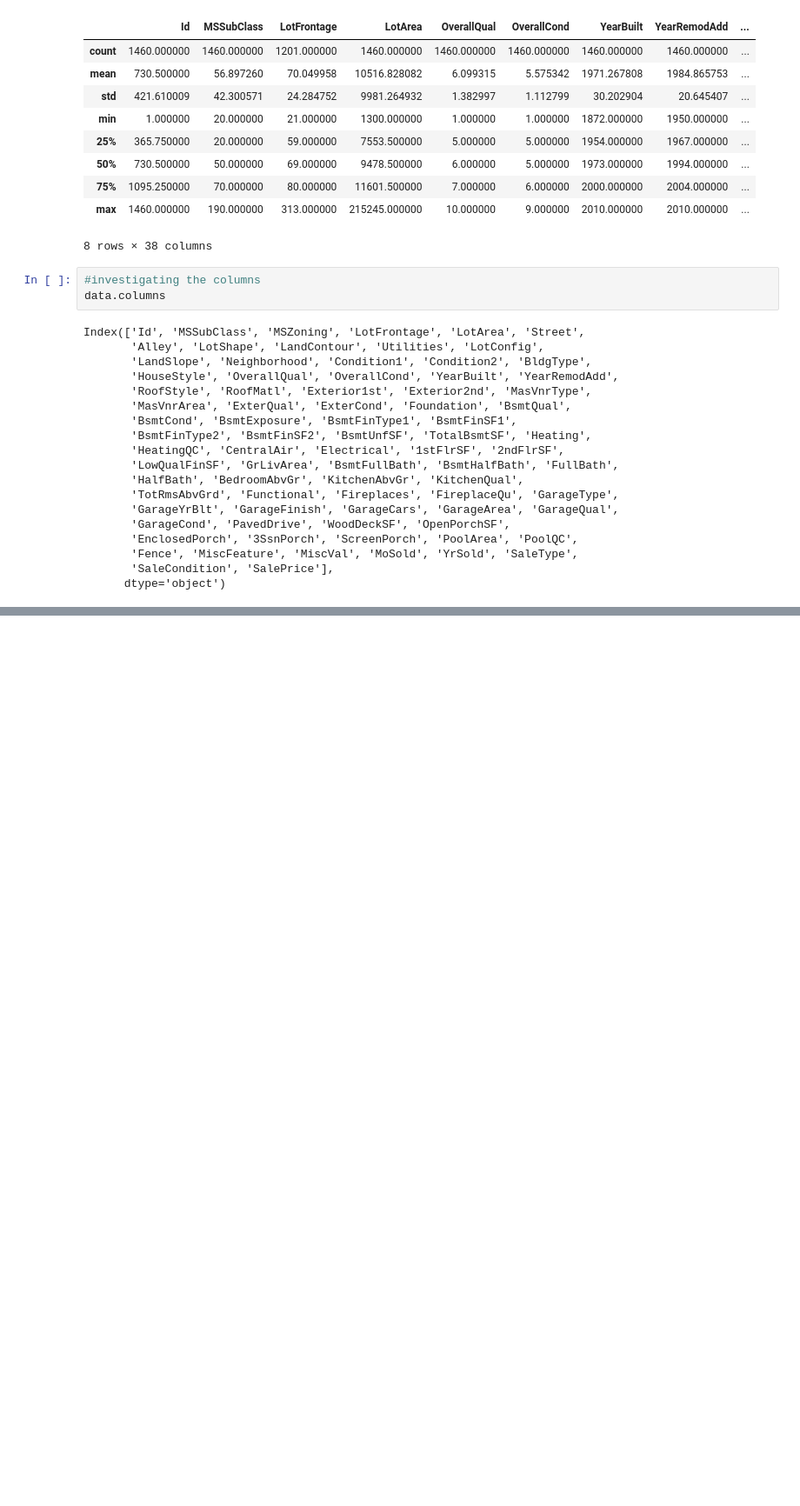
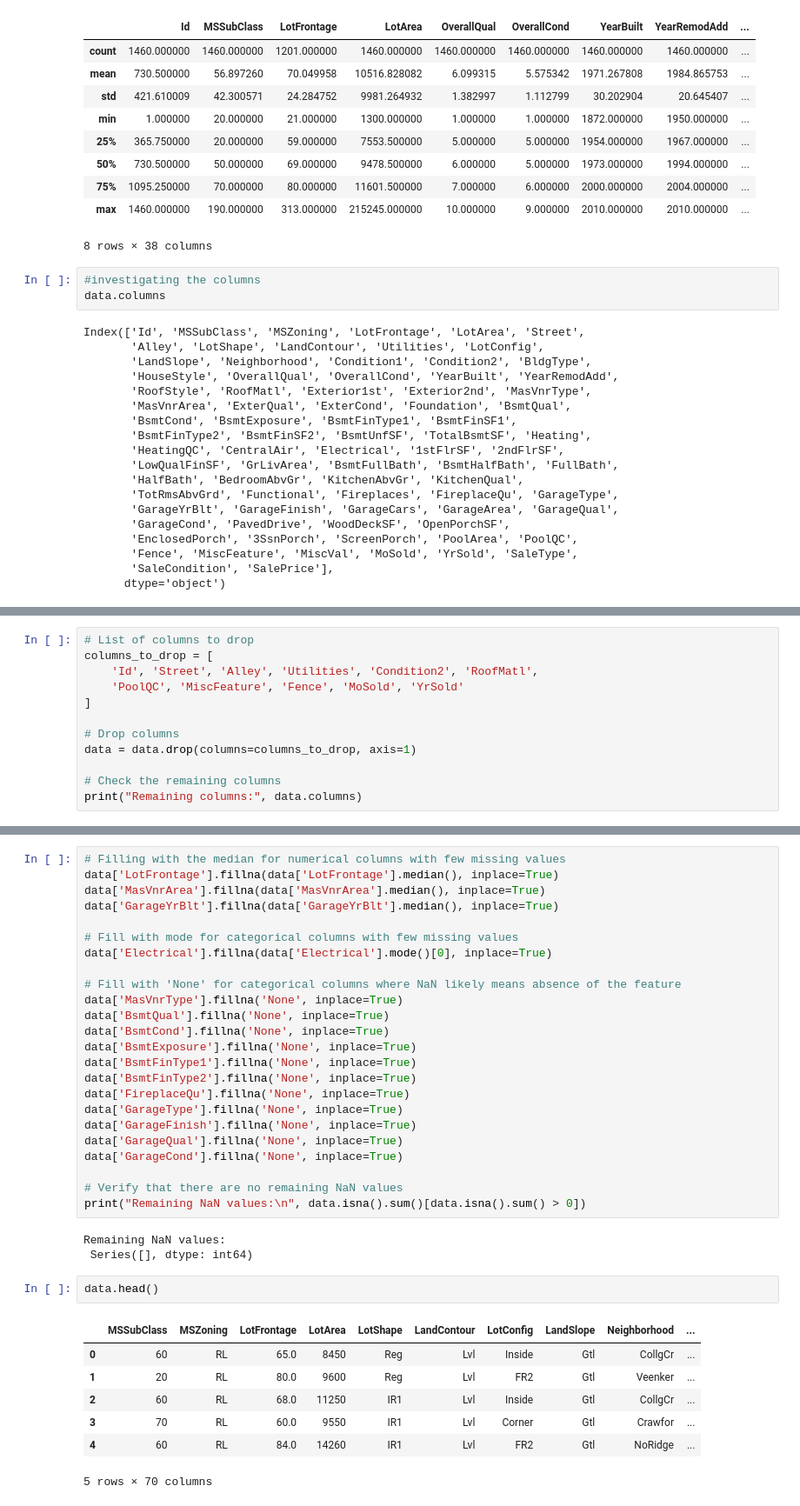
Before and after one commit to NamaembaSilali/House-Prices---Advanced-Regression-Techniques, a Jupyter notebook: index.ipynb, the cells around one changed output, grey strips where cells are left out. Shown at 87% size. Saved outputs shown, nothing was run; the diff lists cells and outputs as text; blank space fills up the shorter version.

Commit message:
data cleaning

```diff
--- a/index.ipynb
+++ b/index.ipynb
@@ -76,0 +79,12 @@ Index(['Id', 'MSSubClass', 'MSZoning', 'LotFrontage', 'LotArea', 'Street',
+# %%
+# List of columns to drop
+columns_to_drop = [
+    'Id', 'Street', 'Alley', 'Utilities', 'Condition2', 'RoofMatl',
+    'PoolQC', 'MiscFeature', 'Fence', 'MoSold', 'YrSold'
+]
+
+# Drop columns
+data = data.drop(columns=columns_to_drop, axis=1)
+
+# Check the remaining columns
+print("Remaining columns:", data.columns)
@@ -76,0 +158,37 @@ Index(['Id', 'MSSubClass', 'MSZoning', 'LotFrontage', 'LotArea', 'Street',
+# %%
+# Filling with the median for numerical columns with few missing values
+data['LotFrontage'].fillna(data['LotFrontage'].median(), inplace=True)
+data['MasVnrArea'].fillna(data['MasVnrArea'].median(), inplace=True)
+data['GarageYrBlt'].fillna(data['GarageYrBlt'].median(), inplace=True)
+
+# Fill with mode for categorical columns with few missing values
+data['Electrical'].fillna(data['Electrical'].mode()[0], inplace=True)
+
+# Fill with 'None' for categorical columns where NaN likely means absence of the feature
+data['MasVnrType'].fillna('None', inplace=True)
+data['BsmtQual'].fillna('None', inplace=True)
+data['BsmtCond'].fillna('None', inplace=True)
+data['BsmtExposure'].fillna('None', inplace=True)
+data['BsmtFinType1'].fillna('None', inplace=True)
+data['BsmtFinType2'].fillna('None', inplace=True)
+data['FireplaceQu'].fillna('None', inplace=True)
+data['GarageType'].fillna('None', inplace=True)
+data['GarageFinish'].fillna('None', inplace=True)
+data['GarageQual'].fillna('None', inplace=True)
+data['GarageCond'].fillna('None', inplace=True)
+
+# Verify that there are no remaining NaN values
+print("Remaining NaN values:\n", data.isna().sum()[data.isna().sum() > 0])
+# %% [output]
+Remaining NaN values:
+ Series([], dtype: int64)
+# %%
+data.head()
+# %% [output]
+|  | MSSubClass | MSZoning | LotFrontage | LotArea | LotShape | LandContour | LotConfig | LandSlope | Neighborhood | ... |
+| 0 | 60 | RL | 65.0 | 8450 | Reg | Lvl | Inside | Gtl | CollgCr | ... |
+| 1 | 20 | RL | 80.0 | 9600 | Reg | Lvl | FR2 | Gtl | Veenker | ... |
+| 2 | 60 | RL | 68.0 | 11250 | IR1 | Lvl | Inside | Gtl | CollgCr | ... |
+| 3 | 70 | RL | 60.0 | 9550 | IR1 | Lvl | Corner | Gtl | Crawfor | ... |
+| 4 | 60 | RL | 84.0 | 14260 | IR1 | Lvl | FR2 | Gtl | NoRidge | ... |
+5 rows × 70 columns
```
Also changed, not shown: parts of 4 cells of this notebook.
